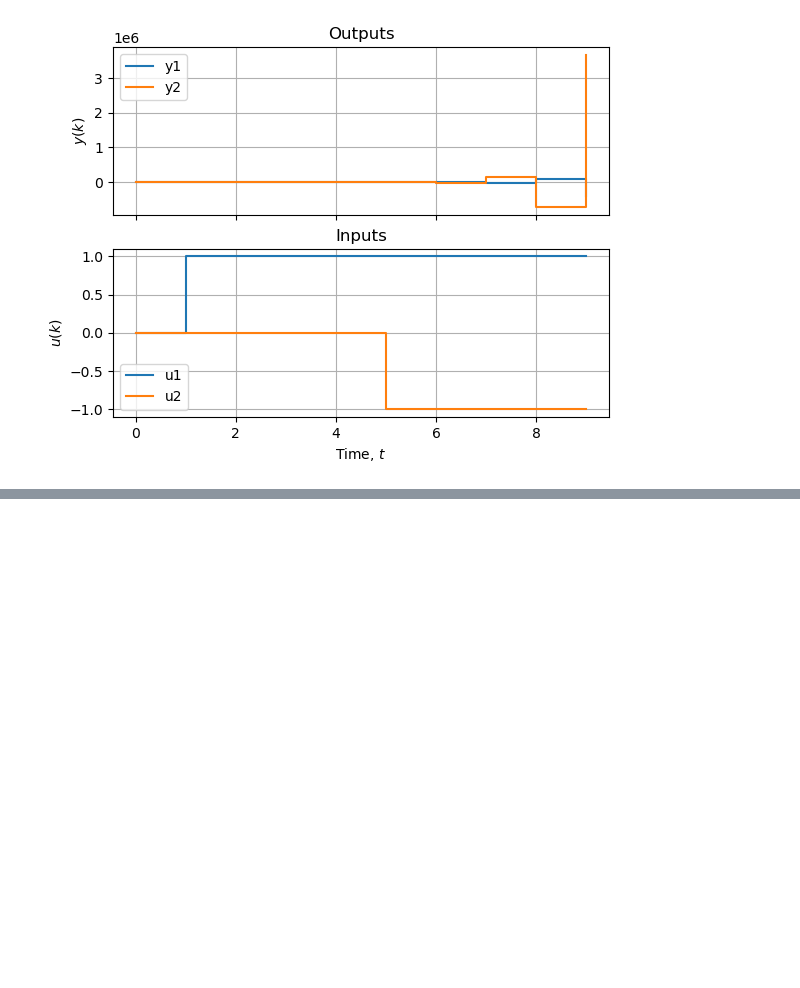
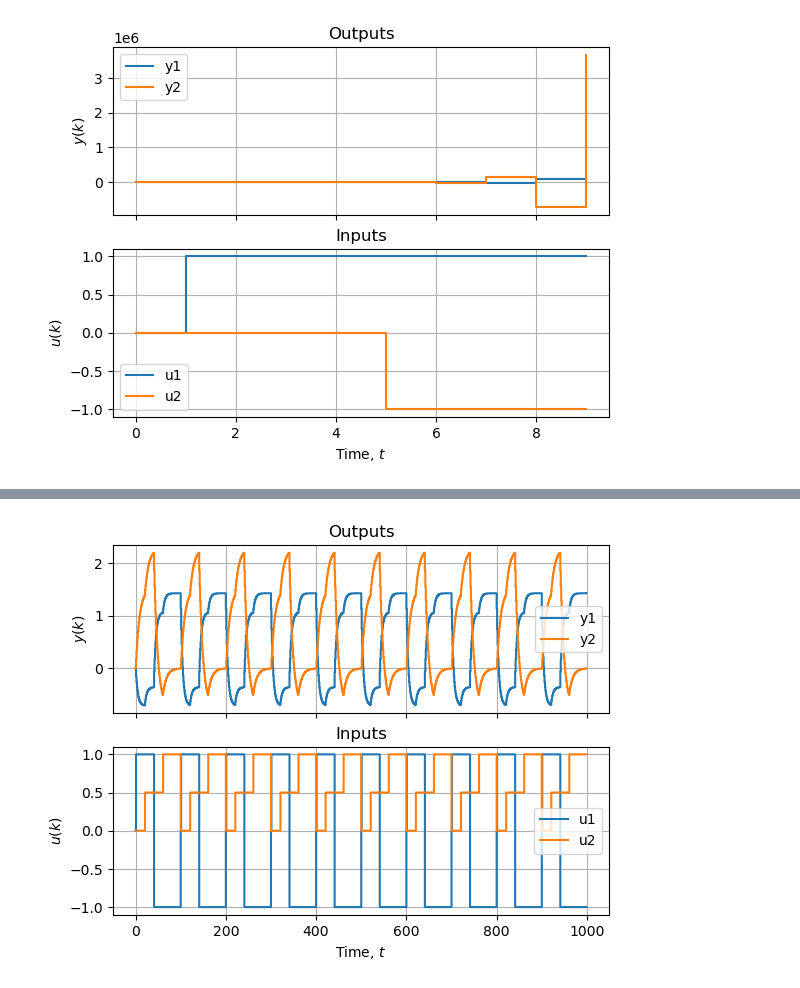
Before and after one commit to billtubbs/jax-examples, a Jupyter notebook: Dynamic-Systems.ipynb, the cells around one changed output, grey strips where cells are left out. Saved outputs shown, nothing was run; the diff lists cells and outputs as text; code cells hidden in the pictures; blank space fills up the shorter version.

```diff
--- a/Dynamic-Systems.ipynb
+++ b/Dynamic-Systems.ipynb
@@ -181,0 +211,16 @@ plt.show()
+# %%
+# Initial state
+x0 = np.zeros(2)
+
+# Inputs
+nT = 99
+U = np.zeros((nT+1, 2))
+U[1:] = [1, 0]
+U[21:] = [1, 0.5]
+U[41:] = [-1, 0.5]
+U[61:] = [-1, 1]
+
+# Repeat 10 times
+U = np.tile(U, (10, 1))
+nT = U.shape[0] - 1
+U.shape
@@ -181,0 +256,4 @@ plt.show()
+# %%
+%%time
+# Simulate
+xN, Y = jax.lax.scan(update, x0, U)
@@ -181,0 +263,23 @@ plt.show()
+# %%
+fig, axes = plt.subplots(2, 1, sharex=True)
+
+t = np.arange(nT+1).reshape(-1, 1)
+
+ax = axes[0]
+ax.step(t, Y, where='post', label=['y1', 'y2'])
+ax.set_ylabel('$y(k)$')
+ax.set_title('Outputs')
+ax.grid()
+ax.legend()
+
+ax = axes[1]
+ax.step(t, U, where='post', label=['u1', 'u2'])
+ax.set_ylabel('$u(k)$')
+ax.set_xlabel('Time, $t$')
+ax.set_title('Inputs')
+ax.grid()
+ax.legend()
+
+plt.show()
+# %% [output]
+[figure, added]
```
Also changed, not shown: parts of 8 cells of this notebook.
